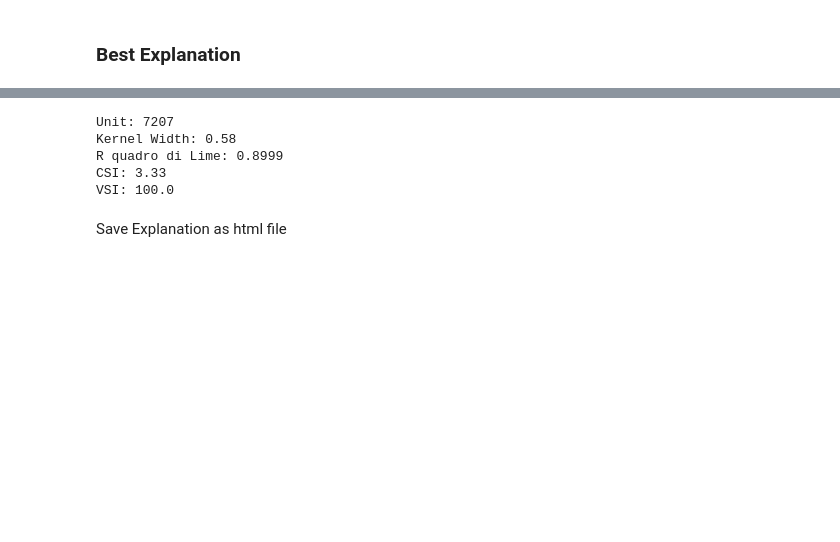
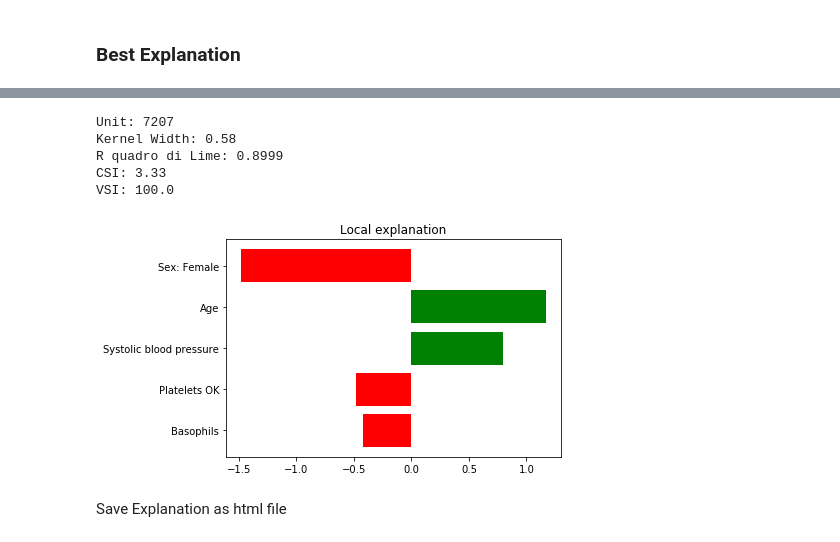
Before and after one commit to giorgiovisani/lime_stability, a Jupyter notebook: OptiLIME/OptiLIME--NHANES.ipynb, the cells around one changed output, grey strips where cells are left out. Drawn from its saved outputs; the diff is of its cells as text; code cells hidden in the pictures; blank space fills up the shorter version.

```diff
--- a/OptiLIME/OptiLIME--NHANES.ipynb
+++ b/OptiLIME/OptiLIME--NHANES.ipynb
@@ -489,24 +491,26 @@ csi7207,vsi7207,n_calls7207 = obj.my_lime.check_stability(X_strain_imp[id,:], xg
 # %%
 name_map = {"platelets_isNormal=True": "Platelets OK",
            "Sex=Female" : "Sex: Female",
             "basophils": "Basophils"}
 new_feature_names = list(map(lambda x: name_map.get(x, x), exp7207.domain_mapper.exp_feature_names))
 exp7207.domain_mapper.exp_feature_names = new_feature_names
 
 exp7207.show_in_notebook(show_predicted_value=False)
+exp7207.as_pyplot_figure()
 
 print("Unit: {}".format(id))
 print("Kernel Width: {}".format(round(best_width7207,2)))
 print("R quadro di Lime: {}".format(round(exp7207.score,4)))
 print("CSI: {}".format(round(csi7207,2)))
 print("VSI: {}".format(round(vsi7207,2)))
 # %% [output]
 [interactive output not drawn]
 Unit: 7207
 Kernel Width: 0.58
 R quadro di Lime: 0.8999
 CSI: 3.33
 VSI: 100.0
+[figure, added]
 # %% [markdown]
 Save Explanation as html file
 # %%
```
Also changed, not shown: parts of 1 cell of this notebook, 1 other file.
